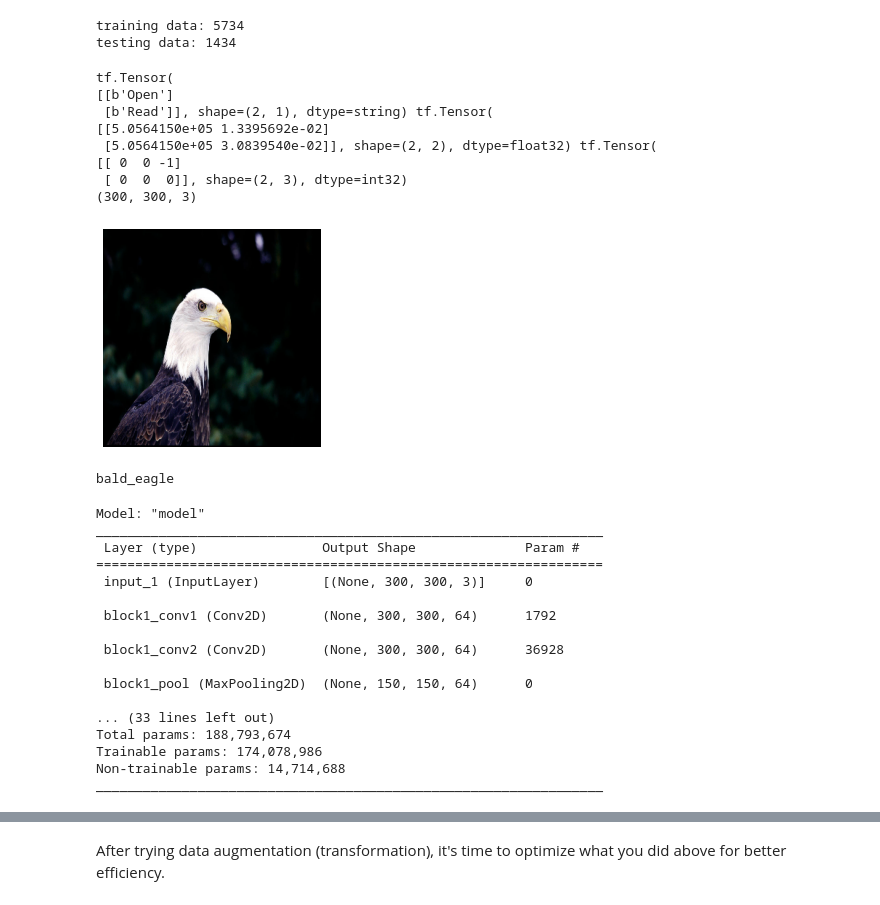
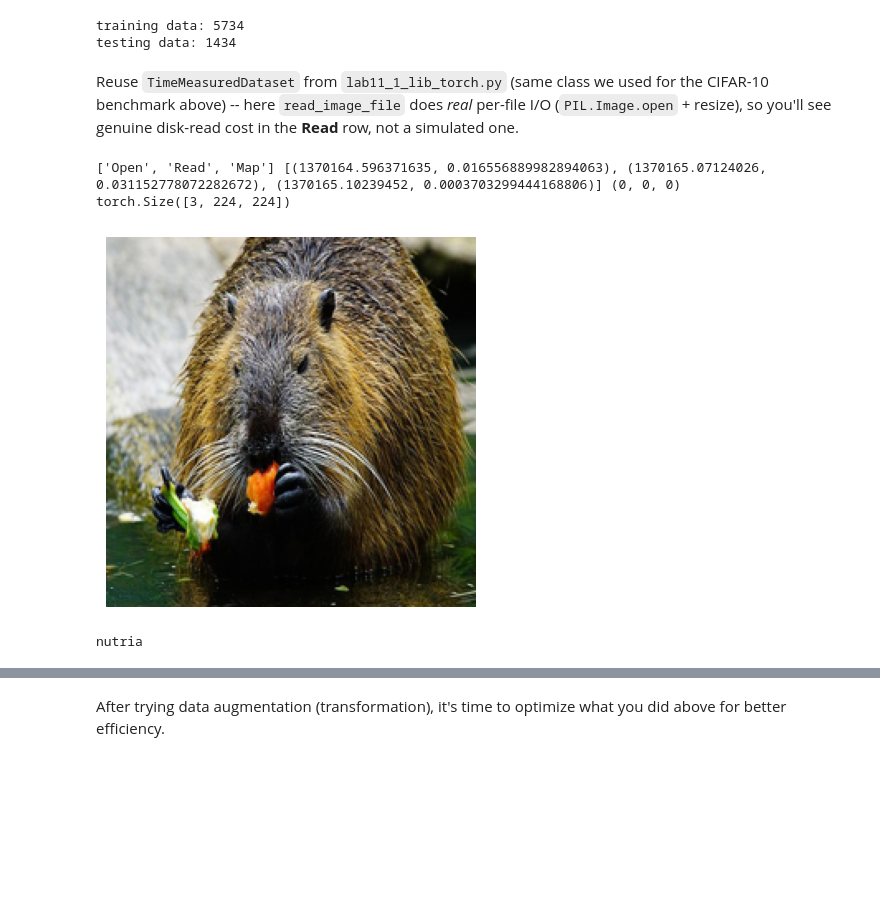
Before and after one commit to nthu-datalab/ml, a Jupyter notebook: labs/11-1_CNN/11-1_CNN.ipynb, the cells around one changed output, grey strips where cells are left out. Saved outputs shown, nothing was run; the diff lists cells and outputs as text; code cells hidden in the pictures; blank space fills up the shorter version.

```diff
--- a/labs/11-1_CNN/11-1_CNN.ipynb
+++ b/labs/11-1_CNN/11-1_CNN.ipynb
@@ -321,6 +349,7 @@ def getHOGfeat(image,
     cx, cy = pixels_per_cell
     bx, by = cells_per_block
     sx, sy, sz = image.shape
+    image = image[:, :, 0]   # strip channel dim so pixel access returns scalars
     n_cellsx = int(np.floor(sx // cx))  # number of cells in x
     n_cellsy = int(np.floor(sy // cy))  # number of cells in y
     n_blocksx = (n_cellsx - bx) + 1
@@ -1709 +1229,3 @@ class TimeMeasuredDataset(tf.data.Dataset):
+# %% [markdown]
+Reuse `TimeMeasuredDataset` from `lab11_1_lib_torch.py` (same class we used for the CIFAR-10 benchmark above) -- here `read_image_file` does *real* per-file I/O (`PIL.Image.open` + resize), so you'll see genuine disk-read cost in the **Read** row, not a simulated one.
 # %%
@@ -1736,19 +1249,25 @@ dataset_test = tf.data.Dataset.range(1).flat_map(dataset_generator_fun_test).bat
+# %%
+# feel free to modify these two settings.
+BUFFER_SIZE = 10000
+BATCH_SIZE = 32
+
+dataset_train = dataset_generator_fun_train()
+dataset_test = dataset_generator_fun_test()
+
+train_loader = DataLoader(dataset_train, batch_size=BATCH_SIZE, shuffle=True,
+                           num_workers=0, collate_fn=timing_collate)
+test_loader = DataLoader(dataset_test, batch_size=BATCH_SIZE,
+                          num_workers=0, collate_fn=timing_collate)
 # %%
-for steps, timings, counters, img, label in dataset_train.take(1):
-    print(steps[0], timings[0], counters[0])
-    print(img[0].shape)
-    plt.imshow(img[0])
-    plt.axis('off')
-    plt.show()
-    print(index_to_label[label[0].numpy()])
+steps, times, values, img, label = dataset_train[0]
+print(steps, times, values[1])
+print(img.shape)
+plt.imshow(img.permute(1, 2, 0))
+plt.axis('off')
+plt.show()
+print(index_to_label[label])
 # %% [output]
-tf.Tensor(
-[[b'Open']
- [b'Read']], shape=(2, 1), dtype=string) tf.Tensor(
-[[5.0564150e+05 1.3395692e-02]
- [5.0564150e+05 3.0839540e-02]], shape=(2, 2), dtype=float32) tf.Tensor(
-[[ 0  0 -1]
- [ 0  0  0]], shape=(2, 3), dtype=int32)
-(300, 300, 3)
+['Open', 'Read', 'Map'] [(1370164.596371635, 0.016556889982894063), (1370165.07124026, 0.031152778072282672), (1370165.10239452, 0.0003703299444168806)] (0, 0, 0)
+torch.Size([3, 224, 224])
-[figure, old version]
+[figure, new version]
-bald_eagle
+nutria
@@ -1774,20 +1273,0 @@ wild_model = tf.keras.Model(inputs=base_model.input, outputs=top_model(base_mode
-# %%
-wild_model.summary()
-# %% [output]
-Model: "model"
-_________________________________________________________________
- Layer (type)                Output Shape              Param #
-=================================================================
- input_1 (InputLayer)        [(None, 300, 300, 3)]     0
-
- block1_conv1 (Conv2D)       (None, 300, 300, 64)      1792
-
- block1_conv2 (Conv2D)       (None, 300, 300, 64)      36928
-
- block1_pool (MaxPooling2D)  (None, 150, 150, 64)      0
-
-... (33 lines left out)
-Total params: 188,793,674
-Trainable params: 174,078,986
-Non-trainable params: 14,714,688
-_________________________________________________________________
```
Also changed, not shown: parts of 208 cells of this notebook, 10 other files.
